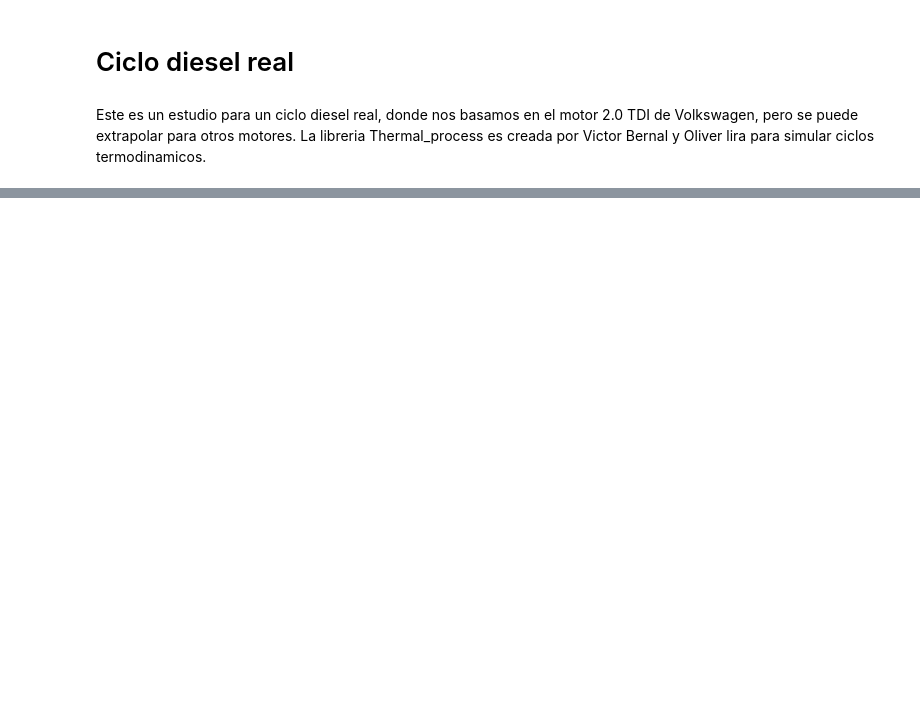
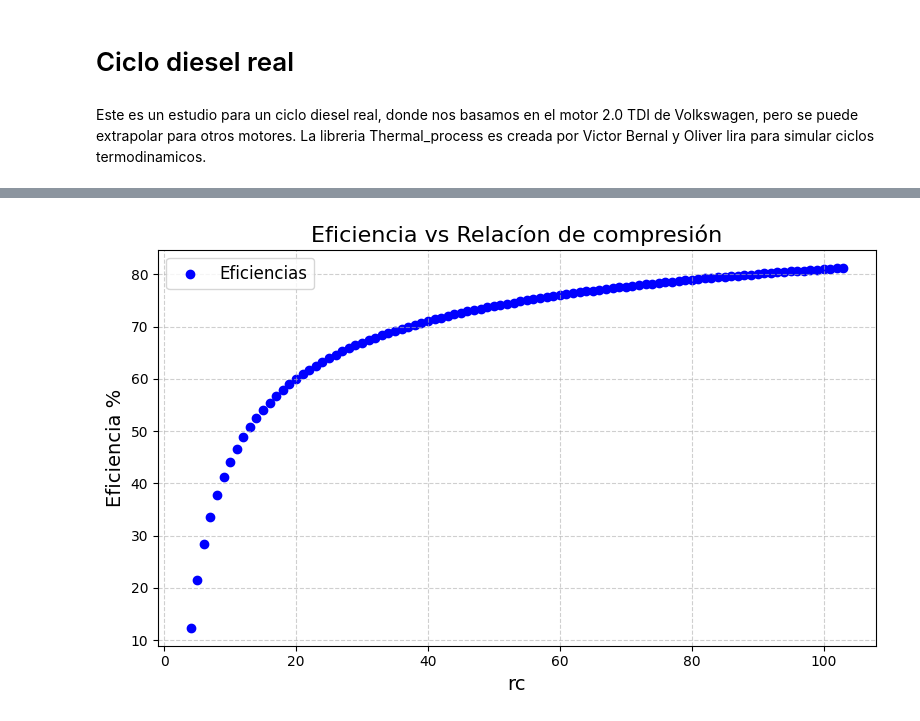
Before and after one commit to Vicber507/Diesel-Real, a Jupyter notebook: ciclo_diesel_4tiempos.ipynb, the cells around one changed output, grey strips where cells are left out. Cells and saved outputs as stored; diff of their text form; code cells hidden in the pictures; blank space fills up the shorter version.

```diff
--- a/ciclo_diesel_4tiempos.ipynb
+++ b/ciclo_diesel_4tiempos.ipynb
@@ -16,0 +20,6 @@ Trabajo en el cilindro: -700.38J
+# %%
+Rc = np.zeros((100,1))
+ef_worr_matrix = np.zeros((100,2))
+for i in range(100):
+    Rc[i][0] = i+4
+    ef_worr_matrix[i] = tp.diesel(rc =Rc[i][0],PV = False,TV = False,TS = False,PVT = False)
@@ -16,0 +44,19 @@ Trabajo en el cilindro: -700.38J
+# %%
+# Crear la figura y el eje
+fig, ax = plt.subplots(figsize=(8, 5))  # Tamaño opcional de la figura
+
+# Trazar la gráfica
+ax.scatter(Rc[:,0], ef_worr_matrix[:,0], label='Eficiencias', color='blue')
+
+# Personalización
+ax.set_title("Eficiencia vs Relacíon de compresión", fontsize=16)
+ax.set_xlabel("rc", fontsize=14)
+ax.set_ylabel("Eficiencia %", fontsize=14)
+ax.grid(True, linestyle='--', alpha=0.6)  # Agregar una cuadrícula
+ax.legend(fontsize=12)  # Mostrar leyenda
+
+# Mostrar la gráfica
+plt.tight_layout()
+plt.show()
+# %% [output]
+[figure, added]
```
Also changed, not shown: parts of 7 cells of this notebook.
